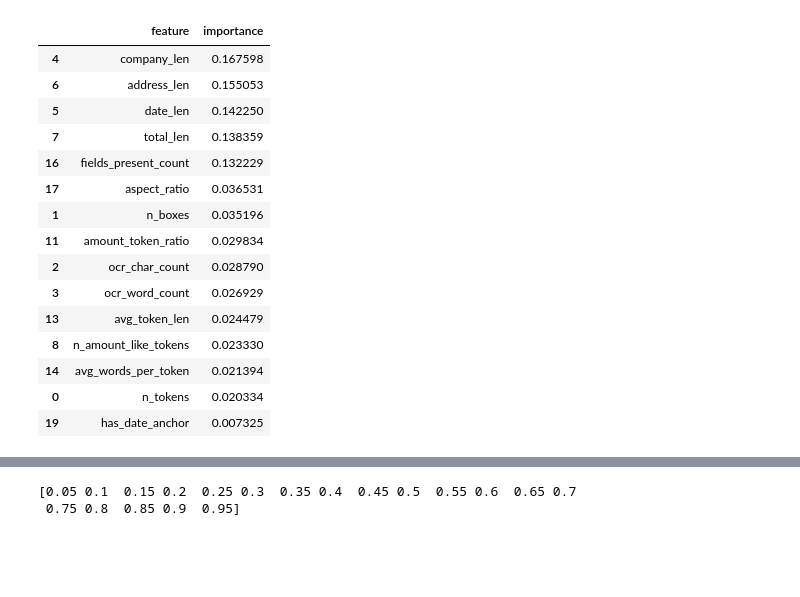
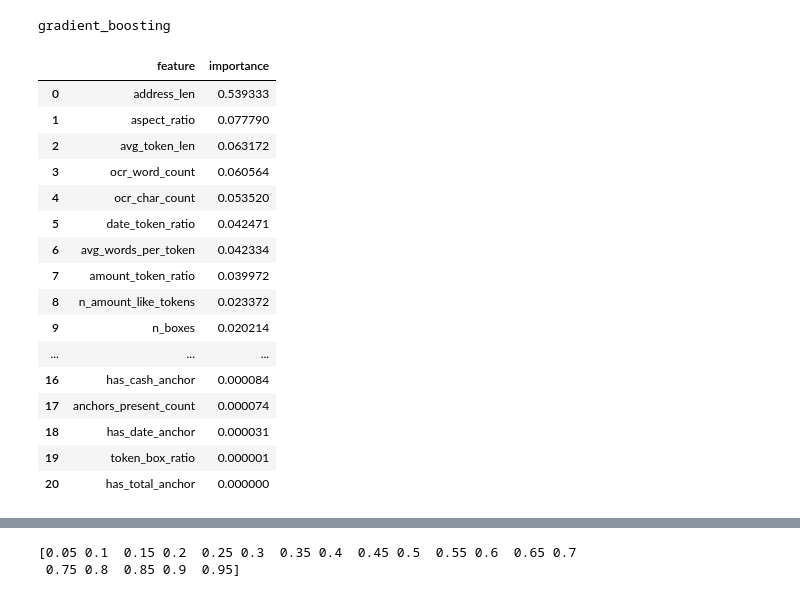
Before and after one commit to codylejang/Gated-Risk-MCP, a Jupyter notebook: notebooks/sroie/sroie_light_models.ipynb, the cells around one changed output, grey strips where cells are left out. Cells and saved outputs as stored; diff of their text form; code cells hidden in the pictures; blank space fills up the shorter version.

```diff
--- a/notebooks/sroie/sroie_light_models.ipynb
+++ b/notebooks/sroie/sroie_light_models.ipynb
@@ -117,7 +117,7 @@ from sklearn.ensemble import RandomForestClassifier, GradientBoostingClassifier
 
 results = []
 
-log_reg = LogisticRegression(max_iter=2000, class_weight="balanced", random_state=60)
+log_reg = LogisticRegression(max_iter=5000, random_state=60)
 tree = DecisionTreeClassifier(max_depth=4, class_weight="balanced", random_state=60)
 rf = RandomForestClassifier(
     n_estimators=200,
@@ -138,13 +138,6 @@ results.append(evaluate_binary_model("decision_tree_depth4", tree, X_train, X_te
 results.append(evaluate_binary_model("random_forest_depth6", rf, X_train, X_test, y_train, y_test))
 results.append(evaluate_binary_model("gradient_boosting", gb, X_train, X_test, y_train, y_test))
 
-model_results_df = pd.DataFrame(results).sort_values(
-    ["f1", "roc_auc", "precision", "recall", "accuracy"],
-    ascending=False,
-).reset_index(drop=True)
-
-best_model_name = model_results_df.loc[0, "model"]
-print(best_model_name)
-
-display(model_results_df)
+results_df = pd.DataFrame(results).sort_values("f1", ascending=False).reset_index(drop=True)
+display(results_df)
 # %% [output]
@@ -166,0 +200,15 @@ best_model = model_map[best_model_name]
+# %%
+# identify the best learned model separately from the best overall result
+model_map = {
+    "logistic_regression": log_reg,
+    "decision_tree_depth4": tree,
+    "random_forest_depth6": rf,
+    "gradient_boosting": gb,
+}
+
+best_learned_model_name = results_df.iloc[0]["model"]
+best_learned_model = model_map[best_learned_model_name]
+
+print("best learned model:", best_learned_model_name)
+print("best overall comparison:")
+display(model_vs_rule_df.head(5))
@@ -167,31 +241,34 @@ best_model = model_map[best_model_name]
 # %%
-# inspect feature importance for the selected best tree-based model when available
-best_model.fit(X_train, y_train)
+# inspect feature importance for the selected best learned tree-based model when available
+best_learned_model.fit(X_train, y_train)
 
-if hasattr(best_model, "feature_importances_"):
+if hasattr(best_learned_model, "feature_importances_"):
     feature_importance_df = pd.DataFrame({
         "feature": FEATURE_COLS,
-        "importance": best_model.feature_importances_,
-    }).sort_values("importance", ascending=False)
+        "importance": best_learned_model.feature_importances_,
+    }).sort_values("importance", ascending=False).reset_index(drop=True)
 
-    display(feature_importance_df.head(15))
+    print(best_learned_model_name)
+    display(feature_importance_df)
 else:
-    print(f"{best_model_name} does not expose feature_importances_")
+    print(f"{best_learned_model_name} does not expose feature importances.")
 # %% [output]
+gradient_boosting
 |  | feature | importance |
-| 4 | company_len | 0.167598 |
-| 6 | address_len | 0.155053 |
-| 5 | date_len | 0.142250 |
-| 7 | total_len | 0.138359 |
-| 16 | fields_present_count | 0.132229 |
-| 17 | aspect_ratio | 0.036531 |
-| 1 | n_boxes | 0.035196 |
-| 11 | amount_token_ratio | 0.029834 |
-| 2 | ocr_char_count | 0.028790 |
-| 3 | ocr_word_count | 0.026929 |
-| 13 | avg_token_len | 0.024479 |
-| 8 | n_amount_like_tokens | 0.023330 |
-| 14 | avg_words_per_token | 0.021394 |
-| 0 | n_tokens | 0.020334 |
-| 19 | has_date_anchor | 0.007325 |
+| 0 | address_len | 0.539333 |
+| 1 | aspect_ratio | 0.077790 |
+| 2 | avg_token_len | 0.063172 |
+| 3 | ocr_word_count | 0.060564 |
+| 4 | ocr_char_count | 0.053520 |
+| 5 | date_token_ratio | 0.042471 |
+| 6 | avg_words_per_token | 0.042334 |
+| 7 | amount_token_ratio | 0.039972 |
+| 8 | n_amount_like_tokens | 0.023372 |
+| 9 | n_boxes | 0.020214 |
+| ... | ... | ... |
+| 16 | has_cash_anchor | 0.000084 |
+| 17 | anchors_present_count | 0.000074 |
+| 18 | has_date_anchor | 0.000031 |
+| 19 | token_box_ratio | 0.000001 |
+| 20 | has_total_anchor | 0.000000 |
 # %%
```
Also changed, not shown: parts of 17 cells of this notebook, 8 other files.
